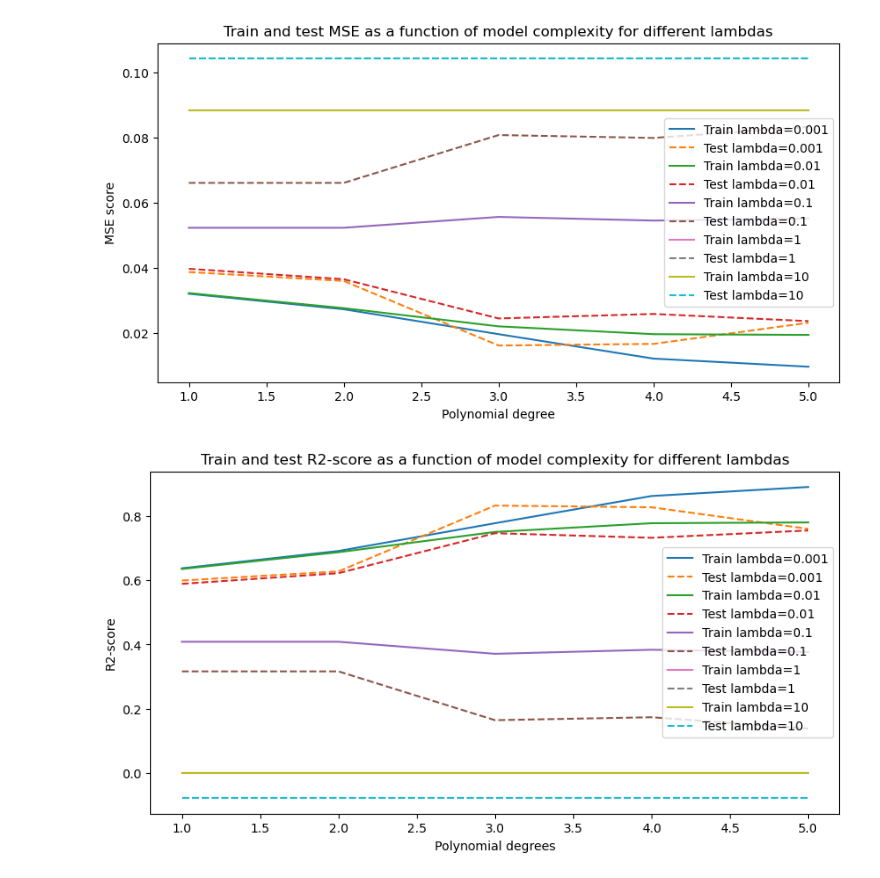
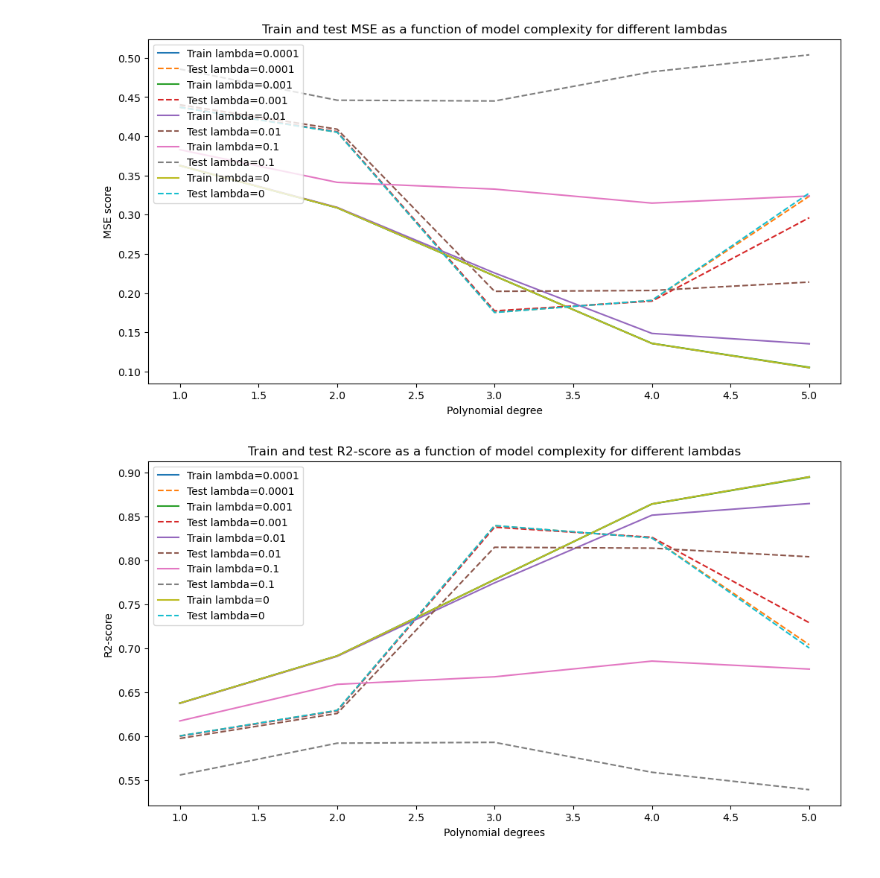
Before and after one commit to martin-og-ingar/FYS-STK4155-Project1, a Jupyter notebook: src/partC.ipynb, the cells around one changed output. Drawn from its saved outputs; the diff is of its cells as text; code cells hidden in the pictures.

```diff
--- a/src/partC.ipynb
+++ b/src/partC.ipynb
@@ -9,7 +10,6 @@ from script import FrankeFunction
 # %%
 ## WEEK 36 example WITH LASSO REGRESSION ##
 # Franke function
-from sklearn.linear_model import Lasso
 
 # Generate data
 np.random.seed(42)
@@ -31,8 +31,13 @@ x_combined = np.hstack((x_scaled, y_scaled))
 # Split the data into training and test data
 x_train, x_test, z_train, z_test = train_test_split(x_combined, Z, test_size=0.2)
 
+scaler_z = StandardScaler()
+z_train = scaler_z.fit_transform(z_train.reshape(-1,1)).ravel()
+z_test = scaler_z.transform(z_test.reshape(-1, 1)).ravel()  # Scaling z_test
 
-lambda_values = [0.001, 0.01, 0.1, 1, 10]
+
+
+lambda_values = [0.0001, 0.001, 0.01, 0.1, 0]
 r2_values = {lmb: [] for lmb in lambda_values}
 mse_values = {lmb: [] for lmb in lambda_values}
 mse_values_test = {lmb: [] for lmb in lambda_values}
@@ -54,35 +59,35 @@ for degree in degrees:
     mse_train = mean_squared_error(z_train, z_pred_train)
     mse_test = mean_squared_error(z_test, z_pred_test)
     r2_train = r2_score(z_train, z_pred_train)
     r2_test = r2_score(z_test, z_pred_test)
 
     mse_values[lmb].append(mse_train)
     r2_values[lmb].append(r2_train)
     mse_values_test[lmb].append(mse_test)
     r2_values_test[lmb].append(r2_test)
 
 
-plt.figure(figsize=(10,5))
+plt.figure(figsize=(12,6))
 for lmb in lambda_values:
   plt.plot(degrees, mse_values[lmb], linestyle='-', label=f"Train lambda={lmb}")
   plt.plot(degrees, mse_values_test[lmb], linestyle='--', label=f"Test lambda={lmb}")
 
 plt.xlabel("Polynomial degree")
 plt.ylabel("MSE score")
 plt.title("Train and test MSE as a function of model complexity for different lambdas")
-plt.legend()
+plt.legend(loc='upper left')
 plt.show()
 
-plt.figure(figsize=(10,5))
+plt.figure(figsize=(12,6))
 for lmb in lambda_values:
   plt.plot(degrees, r2_values[lmb], linestyle='-', label=f"Train lambda={lmb}")
   plt.plot(degrees, r2_values_test[lmb], linestyle='--', label=f"Test lambda={lmb}")
 
 plt.xlabel("Polynomial degrees")
 plt.ylabel("R2-score")
 plt.title("Train and test R2-score as a function of model complexity for different lambdas")
 plt.legend()
 plt.show()
 # %% [output]
-[figure, old version]
+[figure, new version]
-[figure, old version]
+[figure, new version]
```
Also changed, not shown: parts of 1 cell of this notebook, 1 other file.
